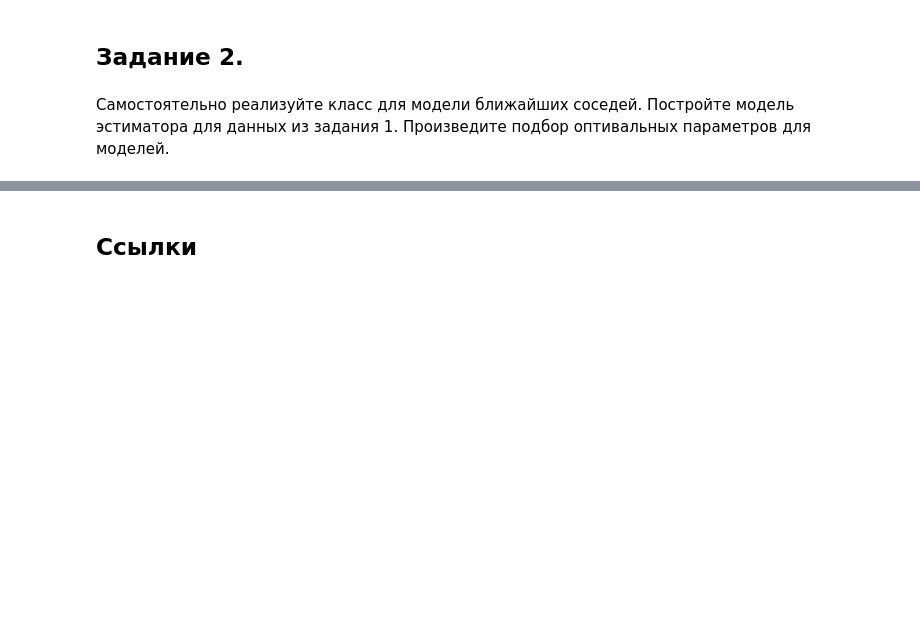
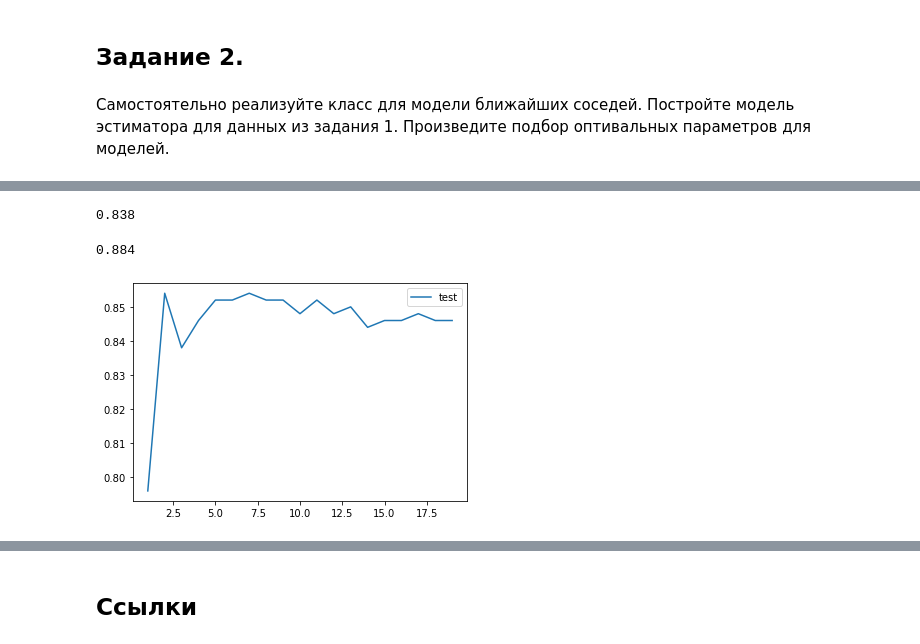
Before and after one commit to volynvlad/mathematical_foundations_ml, a Jupyter notebook: LR3/LR3_1k_task.ipynb, the cells around one changed output, grey strips where cells are left out. Saved outputs shown, nothing was run; the diff lists cells and outputs as text; code cells hidden in the pictures; blank space fills up the shorter version.

```diff
--- a/LR3/LR3_1k_task.ipynb
+++ b/LR3/LR3_1k_task.ipynb
@@ -600,0 +668,29 @@ model.best_estimator_.score(X_test_scaled, y_test)
+# %%
+model = KNeighbors()
+model.fit(X_train, y_train)
+model.score(X_test, y_test)
+# %% [output]
+0.838
+# %%
+scaler = MinMaxScaler().fit(X_train)
+# %%
+X_train_scaled = scaler.transform(X_train)
+X_test_scaled = scaler.transform(X_test)
+# %%
+X_train_scaled = pd.DataFrame(X_train_scaled, columns=X.columns)
+X_test_scaled = pd.DataFrame(X_test_scaled, columns=X.columns)
+# %%
+model.fit(X_train_scaled, y_train)
+model.score(X_test_scaled, y_test)
+# %% [output]
+0.884
+# %%
+test_score_results = []
+for k in range(1, 20):
+    model = KNeighbors(k=k)
+    model.fit(X_train, y_train)
+    test_score_results.append(model.score(X_test, y_test))
+plt.plot(range(1, 20), test_score_results, label="test")
+plt.legend();
+# %% [output]
+[figure, added]
```
Also changed, not shown: parts of 36 cells of this notebook.
